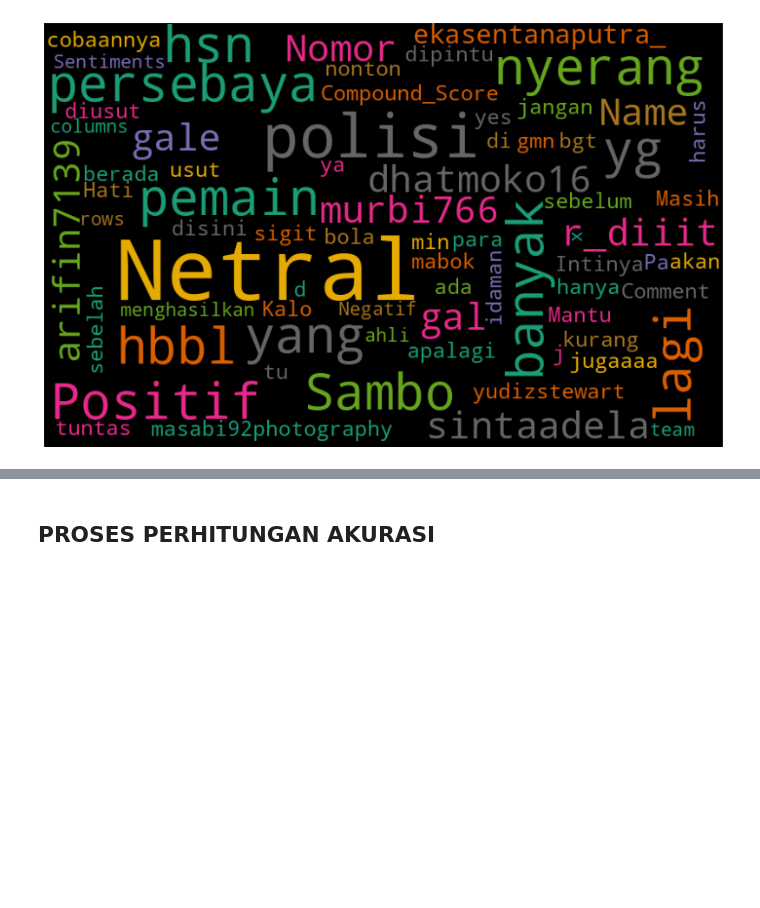
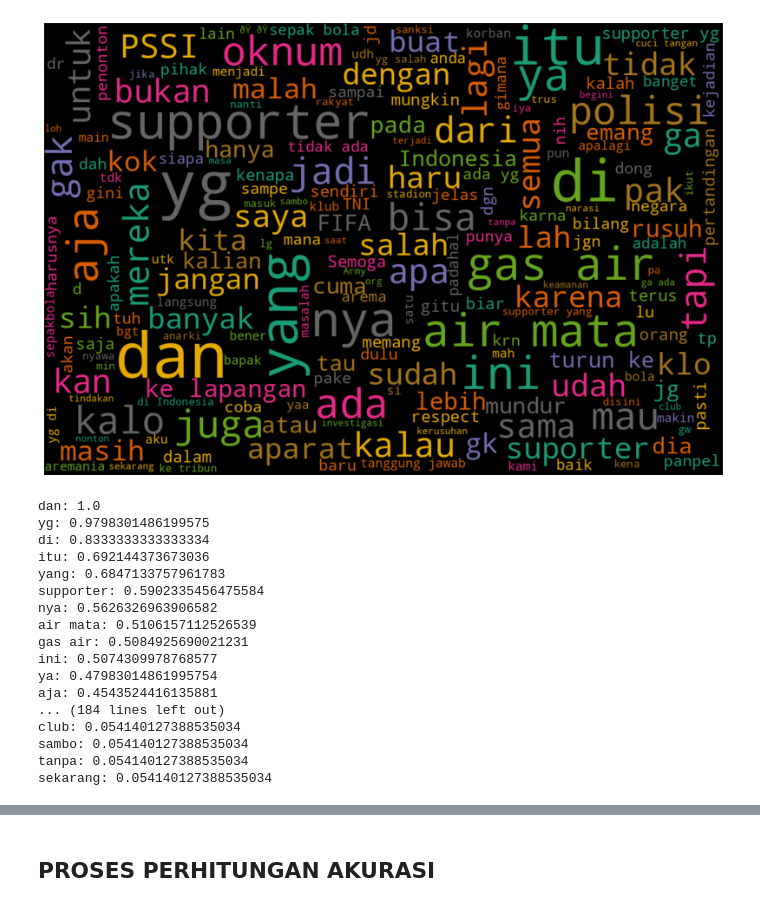
Before and after one commit to codeme-hue/sentiment-analyst-kanjuruhan, a Jupyter notebook: visualisasi_sentimen_kanjuruhan.ipynb, the cells around one changed output, grey strips where cells are left out. Cells and saved outputs as stored; diff of their text form; code cells hidden in the pictures; blank space fills up the shorter version.

```diff
--- a/visualisasi_sentimen_kanjuruhan.ipynb
+++ b/visualisasi_sentimen_kanjuruhan.ipynb
@@ -48,12 +51,19 @@ import numpy as np
 import matplotlib.pyplot as plt
 from wordcloud import WordCloud, STOPWORDS
 # %%
-#wordcloud keseluruhan data
-wordcloud = WordCloud(width=800, height=800, background_color='white', max_words=1000,
-                      min_font_size=20).generate(str(df))
+#wordcloud keseluruhan Comment
+wordcloud = WordCloud(width=800, height=800, background_color='white',
+                      min_font_size=20).generate(str(df['Comment']))
 #plot wordcloud
 fig = plt.Figure(figsize=(8,8), facecolor=None)
 plt.imshow(wordcloud)
 plt.axis('off')
 plt.show()
+
+ # Get the positions of the words in the WordCloud image
+word_positions = wordcloud.layout_
+words = [t[0] for t in word_positions]
+
+for word in words:
+  print(f'{word[0]}: {word[1]}')
 # %% [output]
@@ -61,18 +88,42 @@ plt.show()
 # %%
 #wordcloud sentimen positif
 def generate_wordcloud(all_words):
   global WordCloud
-  wordcloud = WordCloud(width=800, height=500, random_state=21, max_font_size=100,
-                        relative_scaling=0.5, colormap='Dark2').generate(str(df))
+  wordcloud = WordCloud(width=1080, height=720, random_state=21, max_font_size=100,
+                        relative_scaling=0.5, colormap='Dark2').generate(str(all_words))
 
   plt.figure(figsize=(14,10))
   plt.imshow(wordcloud, interpolation='bilinear')
   plt.axis('off')
   plt.show()
 
-all_words = ' '.join([text for text in df['Comment'][df.Sentiments == 'Positif']])
-generate_wordcloud(all_words)
+  # Get the positions of the words in the WordCloud image
+  word_positions = wordcloud.layout_
+  words = [t[0] for t in word_positions]
+
+  for word in words:
+    print(f'{word[0]}: {word[1]}')
+
+all_words_positif = ' '.join([text for index, text in df['Comment'].iteritems() if df.loc[index, 'Sentiments'] in ['Positif']])
+generate_wordcloud(all_words_positif)
 # %% [output]
-[figure, old version]
+[figure, new version]
+dan: 1.0
+yg: 0.9798301486199575
+di: 0.8333333333333334
+itu: 0.692144373673036
+yang: 0.6847133757961783
+supporter: 0.5902335456475584
+nya: 0.5626326963906582
+air mata: 0.5106157112526539
+gas air: 0.5084925690021231
+ini: 0.5074309978768577
+ya: 0.47983014861995754
+aja: 0.4543524416135881
+... (184 lines left out)
+club: 0.054140127388535034
+sambo: 0.054140127388535034
+tanpa: 0.054140127388535034
+sekarang: 0.054140127388535034
 # %%
 #wordcloud sentimen Netral
```
Also changed, not shown: parts of 6 cells of this notebook.
